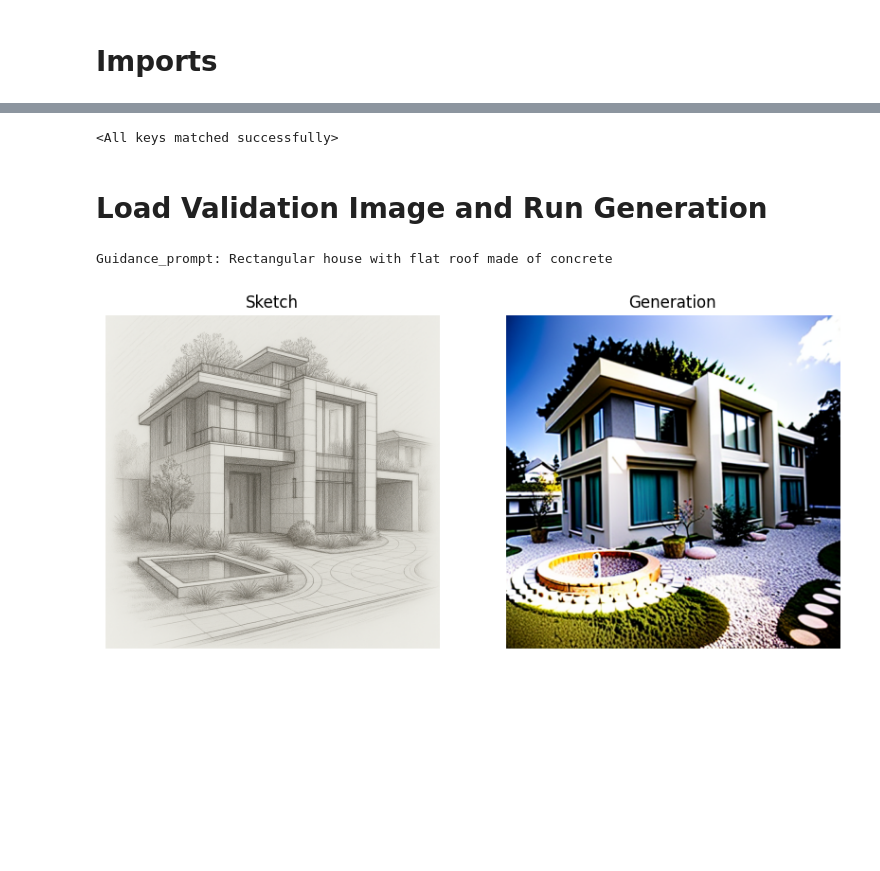
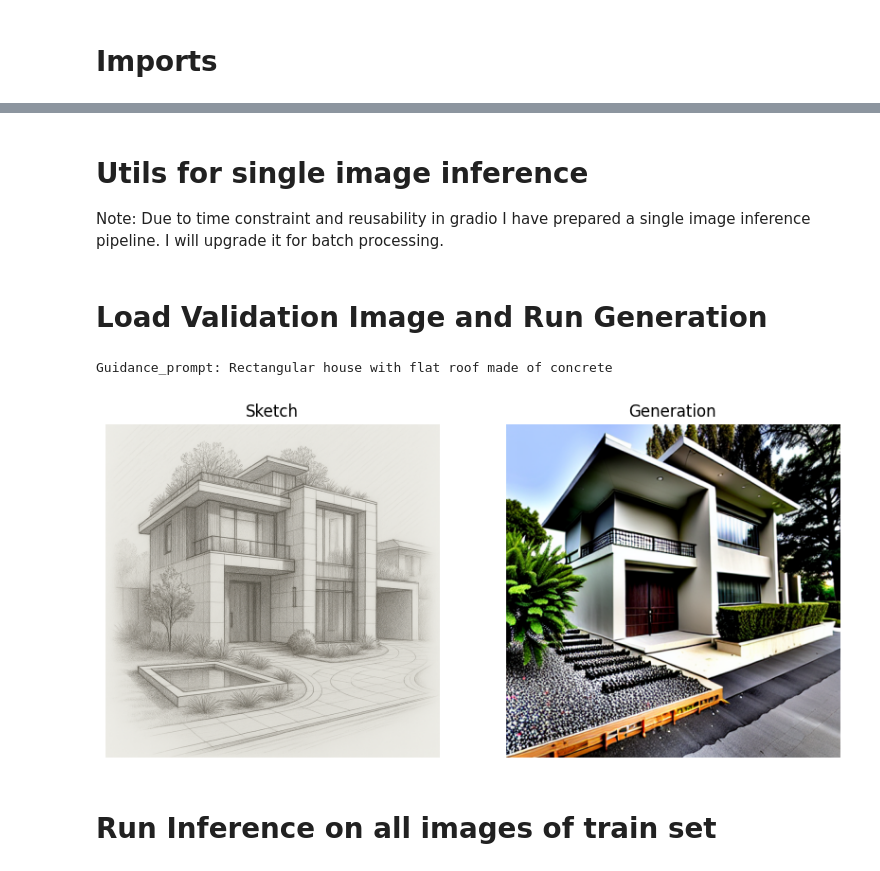
Before and after one commit to pilot-j/Sketch_2_Image, a Jupyter notebook: sketch-2-image-inference.ipynb, the cells around one changed output, grey strips where cells are left out. Saved outputs shown, nothing was run; the diff lists cells and outputs as text; code cells hidden in the pictures; blank space fills up the shorter version.

```diff
--- a/sketch-2-image-inference.ipynb
+++ b/sketch-2-image-inference.ipynb
@@ -98 +193,5 @@ def init_lora_attn(model, lora_rank=512, alpha=1.0, train = False):
+# %% [markdown]
+# Utils for single image inference
+
+Note: Due to time constraint and reusability in gradio I have prepared a single image inference pipeline. I will upgrade it for batch processing.
 # %%
@@ -229,6 +327,10 @@ def show_images_side_by_side(images, titles=None):
             axs[i].set_title(titles[i])
     plt.show()
 # %%
+import warnings
+warnings.filterwarnings("ignore")
+
+
 pretrained_model_path = "runwayml/stable-diffusion-v1-5"
 controlnet_model_path = "lllyasviel/sd-controlnet-canny"
 
@@ -261,45 +363,44 @@ lora_layers = init_lora_attn(controlnet, lora_rank=512)
 controlnet.to(device, dtype=weight_dtype)
 
 
-##Load Finetuned Model
-pretrained_weights_path = "/kaggle/input/lora-weights-full/lora_v2.pth"
-controlnet.load_state_dict(torch.load(pretrained_weights_path, map_location=device))
+# Load only LoRA weights
+inject_lora_adapter(controlnet, "/kaggle/input/lora-weights-full/lora_adapter_v2.pth", device)
-# %% [output]
-<All keys matched successfully>
 # %% [markdown]
 # Load Validation Image and Run Generation
 # %%
 val_img = Image.open("/kaggle/input/val-image/whereness assignment sketch.png")
 # %%
-import warnings
-warnings.filterwarnings("ignore")
+
+
 
 prompt="Rectangular house with flat roof made of concrete"
 controlnet.eval()
 with torch.no_grad():
     generated_image = run_controlnet_inference(
         prompt=prompt,
         control_image=val_img,
         noise_scheduler=noise_scheduler,
         tokenizer=tokenizer,
         text_encoder=text_encoder,
         vae=vae,
         unet=unet,
-        num_inference_steps = 70,
+        num_inference_steps = 30,
         controlnet=controlnet,
         device=device,
         weight_dtype=weight_dtype,
         inject_lora=False
     )
 
 print(f'Guidance_prompt: {prompt}')
 show_images_side_by_side(
     [val_img, generated_image],
     titles=["Sketch", "Generation"]
 )
 # %% [output]
 Guidance_prompt: Rectangular house with flat roof made of concrete
-[figure, old version]
+[figure, new version]
+# %% [markdown]
+# Run Inference on all images of train set <WIP>
 # %%
 
 
```
Also changed, not shown: parts of 4 cells of this notebook.
